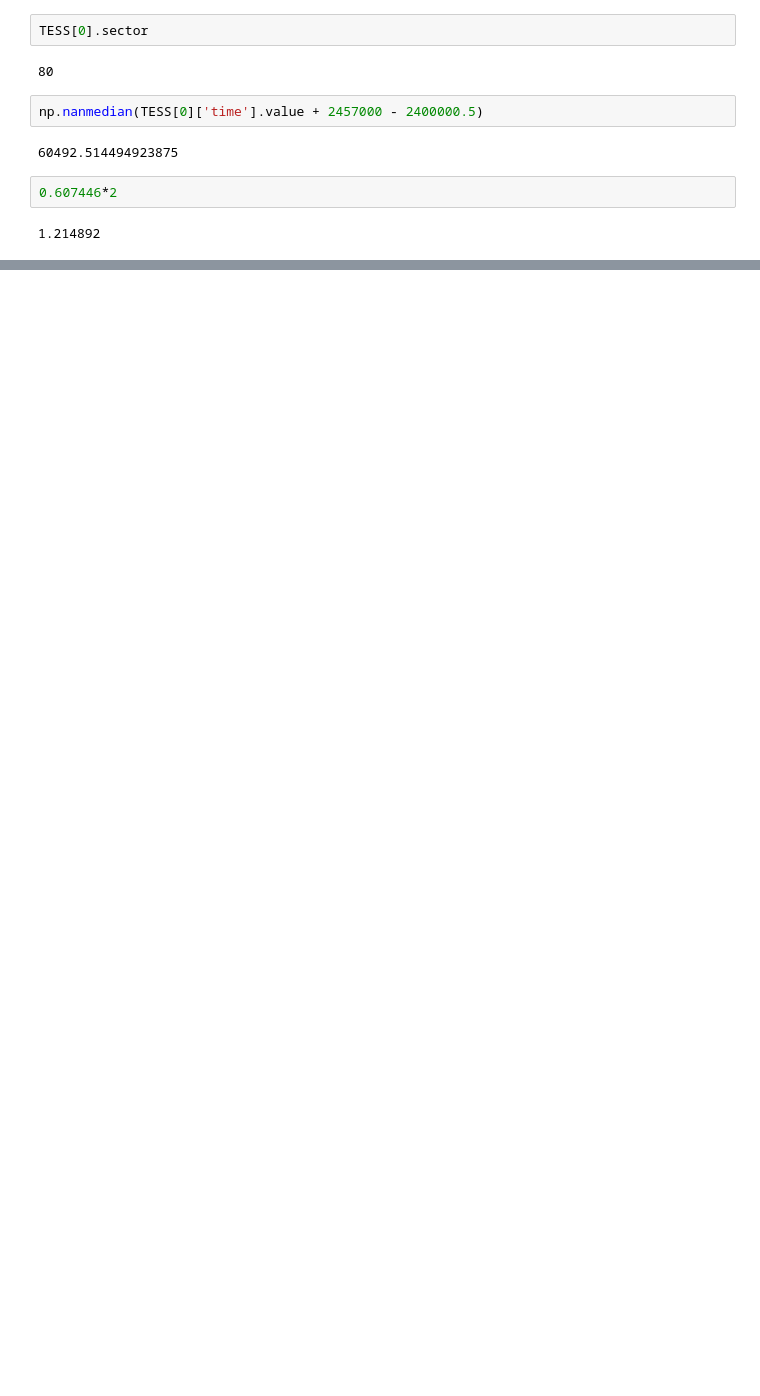
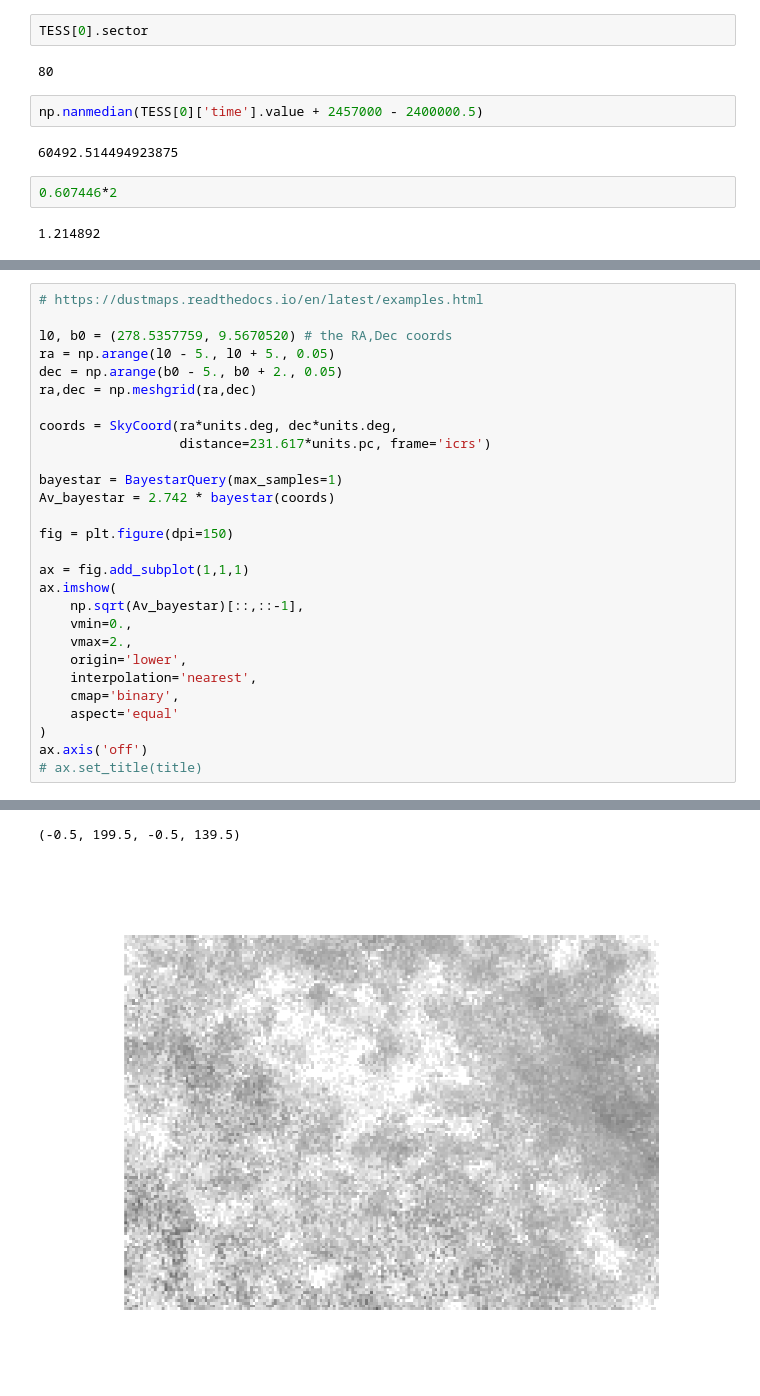
Before and after one commit to jradavenport/ZTF24aaerzwh, a Jupyter notebook: explore.ipynb, the cells around one changed output, grey strips where cells are left out. Saved outputs shown, nothing was run; the diff lists cells and outputs as text; blank space fills up the shorter version.

```diff
--- a/explore.ipynb
+++ b/explore.ipynb
@@ -208,0 +318,29 @@ np.nanmedian(TESS[0]['time'].value + 2457000 - 2400000.5)
+# %%
+# https://dustmaps.readthedocs.io/en/latest/examples.html
+
+l0, b0 = (278.5357759, 9.5670520) # the RA,Dec coords
+ra = np.arange(l0 - 5., l0 + 5., 0.05)
+dec = np.arange(b0 - 5., b0 + 2., 0.05)
+ra,dec = np.meshgrid(ra,dec)
+
+coords = SkyCoord(ra*units.deg, dec*units.deg,
+                  distance=231.617*units.pc, frame='icrs')
+
+bayestar = BayestarQuery(max_samples=1)
+Av_bayestar = 2.742 * bayestar(coords)
+
+fig = plt.figure(dpi=150)
+
+ax = fig.add_subplot(1,1,1)
+ax.imshow(
+    np.sqrt(Av_bayestar)[::,::-1],
+    vmin=0.,
+    vmax=2.,
+    origin='lower',
+    interpolation='nearest',
+    cmap='binary',
+    aspect='equal'
+)
+ax.axis('off')
+# ax.set_title(title)
+# %% [output]
@@ -208,0 +365,2 @@ np.nanmedian(TESS[0]['time'].value + 2457000 - 2400000.5)
+(-0.5, 199.5, -0.5, 139.5)
+[figure, added]
```
Also changed, not shown: parts of 11 cells of this notebook, 3 other files.
